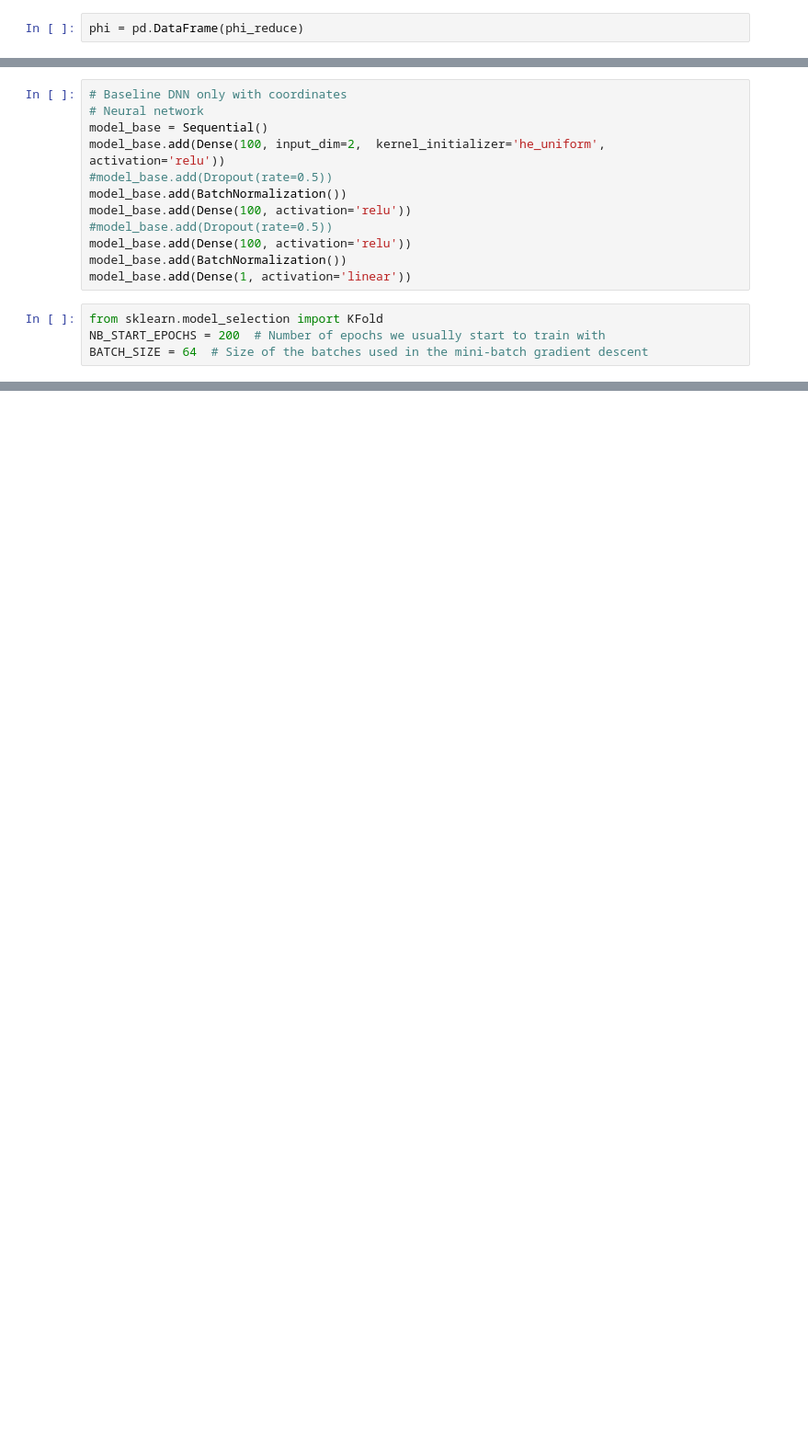
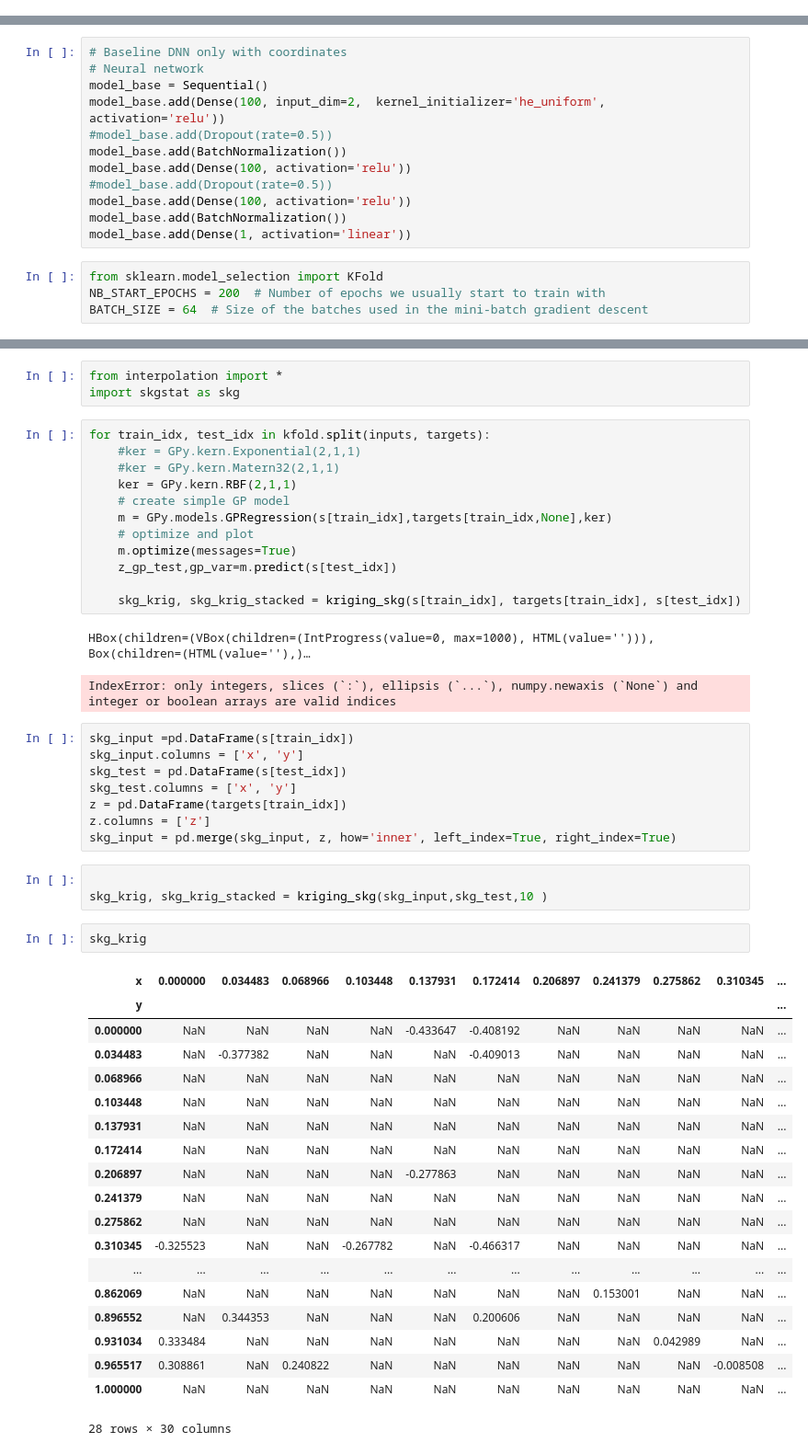
Before and after one commit to schmijul/thesis, a Jupyter notebook: Nonstationary_function-2d.ipynb, the cells around one changed output, grey strips where cells are left out. Shown at 92% size. Cells and saved outputs as stored; diff of their text form; blank space fills up the shorter version.

```diff
--- a/Nonstationary_function-2d.ipynb
+++ b/Nonstationary_function-2d.ipynb
@@ -173,5 +71,3 @@ pd.DataFrame(phi_reduce)
-# %%
-phi = pd.DataFrame(phi_reduce)
 # %%
 tf.keras.metrics.MeanAbsolutePercentageError(
     name="mean_absolute_percentage_error", dtype=None
@@ -585,0 +190,51 @@ print(np.std(mape_per_fold_gp_train))
+# %%
+from interpolation import *
+import skgstat as skg
+# %%
+for train_idx, test_idx in kfold.split(inputs, targets):
+    #ker = GPy.kern.Exponential(2,1,1)
+    #ker = GPy.kern.Matern32(2,1,1)
+    ker = GPy.kern.RBF(2,1,1)
+    # create simple GP model
+    m = GPy.models.GPRegression(s[train_idx],targets[train_idx,None],ker)
+    # optimize and plot
+    m.optimize(messages=True)
+    z_gp_test,gp_var=m.predict(s[test_idx])
+
+    skg_krig, skg_krig_stacked = kriging_skg(s[train_idx], targets[train_idx], s[test_idx])
+# %% [output]
+HBox(children=(VBox(children=(IntProgress(value=0, max=1000), HTML(value=''))), Box(children=(HTML(value=''),)…
+IndexError: only integers, slices (`:`), ellipsis (`...`), numpy.newaxis (`None`) and integer or boolean arrays are valid indices
+# %%
+skg_input =pd.DataFrame(s[train_idx])
+skg_input.columns = ['x', 'y']
+skg_test = pd.DataFrame(s[test_idx])
+skg_test.columns = ['x', 'y']
+z = pd.DataFrame(targets[train_idx])
+z.columns = ['z']
+skg_input = pd.merge(skg_input, z, how='inner', left_index=True, right_index=True)
+# %%
+
+skg_krig, skg_krig_stacked = kriging_skg(skg_input,skg_test,10 )
+# %%
+skg_krig
+# %% [output]
+| x | 0.000000 | 0.034483 | 0.068966 | 0.103448 | 0.137931 | 0.172414 | 0.206897 | 0.241379 | 0.275862 | 0.310345 | ... |
+| y |  |  |  |  |  |  |  |  |  |  | ... |
+| 0.000000 | NaN | NaN | NaN | NaN | -0.433647 | -0.408192 | NaN | NaN | NaN | NaN | ... |
+| 0.034483 | NaN | -0.377382 | NaN | NaN | NaN | -0.409013 | NaN | NaN | NaN | NaN | ... |
+| 0.068966 | NaN | NaN | NaN | NaN | NaN | NaN | NaN | NaN | NaN | NaN | ... |
+| 0.103448 | NaN | NaN | NaN | NaN | NaN | NaN | NaN | NaN | NaN | NaN | ... |
+| 0.137931 | NaN | NaN | NaN | NaN | NaN | NaN | NaN | NaN | NaN | NaN | ... |
+| 0.172414 | NaN | NaN | NaN | NaN | NaN | NaN | NaN | NaN | NaN | NaN | ... |
+| 0.206897 | NaN | NaN | NaN | NaN | -0.277863 | NaN | NaN | NaN | NaN | NaN | ... |
+| 0.241379 | NaN | NaN | NaN | NaN | NaN | NaN | NaN | NaN | NaN | NaN | ... |
+| 0.275862 | NaN | NaN | NaN | NaN | NaN | NaN | NaN | NaN | NaN | NaN | ... |
+| 0.310345 | -0.325523 | NaN | NaN | -0.267782 | NaN | -0.466317 | NaN | NaN | NaN | NaN | ... |
+| ... | ... | ... | ... | ... | ... | ... | ... | ... | ... | ... | ... |
+| 0.862069 | NaN | NaN | NaN | NaN | NaN | NaN | NaN | 0.153001 | NaN | NaN | ... |
+| 0.896552 | NaN | 0.344353 | NaN | NaN | NaN | 0.200606 | NaN | NaN | NaN | NaN | ... |
+| 0.931034 | 0.333484 | NaN | NaN | NaN | NaN | NaN | NaN | NaN | 0.042989 | NaN | ... |
+| 0.965517 | 0.308861 | NaN | 0.240822 | NaN | NaN | NaN | NaN | NaN | NaN | -0.008508 | ... |
+| 1.000000 | NaN | NaN | NaN | NaN | NaN | NaN | NaN | NaN | NaN | NaN | ... |
+28 rows × 30 columns
```
Also changed, not shown: parts of 50 cells of this notebook, 2 other files.
